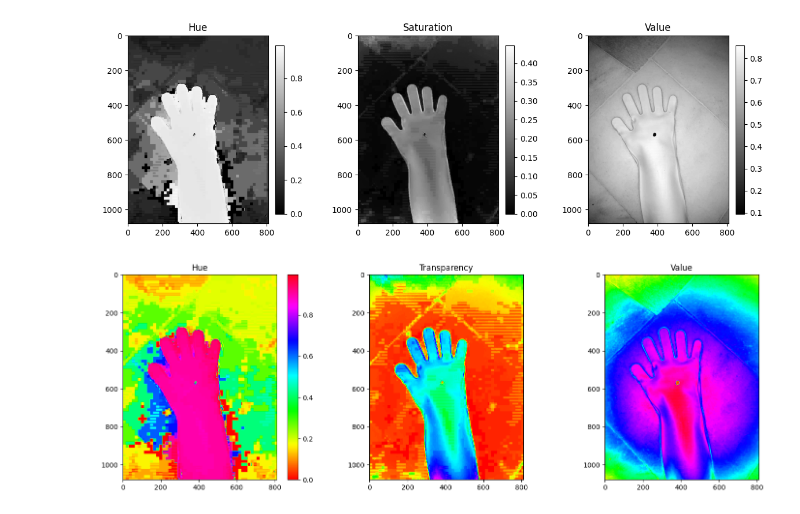
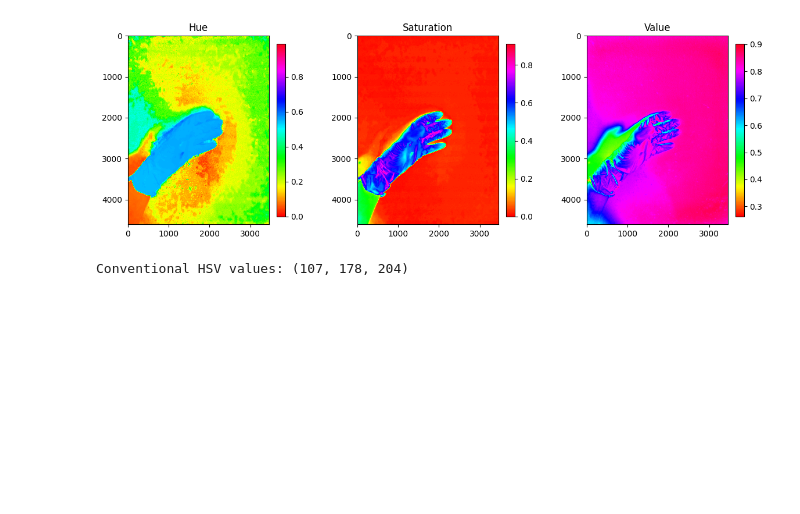
Before and after one commit to JJLee2910/Glove-Defect-Detection-System, a Jupyter notebook: tools/color_range_detector.ipynb, the cells around one changed output. Cells and saved outputs as stored; diff of their text form; code cells hidden in the pictures; blank space fills up the shorter version.

Commit message:
updated the color_range detector, added the calculation converter from heatmap value to hsv value

```diff
--- a/tools/color_range_detector.ipynb
+++ b/tools/color_range_detector.ipynb
@@ -1,42 +1,59 @@
 # %%
 from skimage.io import imread
 from skimage.color import rgb2hsv
 from scipy.spatial import cKDTree
 import matplotlib.pyplot as plt
 import numpy as np
 
 def visualize_hsv_channels(image):
     hsv_image = rgb2hsv(image)
 
     fig, ax = plt.subplots(1, 3, figsize=(12, 4))
     channel_titles = ['Hue', 'Saturation', 'Value']
 
     for i, title in enumerate(channel_titles):
-        im = ax[i].imshow(hsv_image[..., i], cmap='gray')
+        im = ax[i].imshow(hsv_image[..., i], cmap='hsv')
         ax[i].set_title(title)
         fig.colorbar(im, ax=ax[i], orientation='vertical', fraction=0.046, pad=0.04)
 
     fig.tight_layout()
     plt.show()
 
-def visualize_hsv_colormap(image):
-    hsv_image = rgb2hsv(image)
-
-    fig, ax = plt.subplots(1, 3, figsize=(15, 5))
-    channel_titles = ['Hue', 'Transparency', 'Value']
-    for i, title in enumerate(channel_titles):
-        ax[i].imshow(hsv_image[..., i], cmap='hsv')
-        ax[i].set_title(title)
-
-    fig.colorbar(ax[0].imshow(hsv_image[..., 0], cmap='hsv'))
-    fig.tight_layout()
-
-    plt.show()
-
 # Load the image and visualize the HSV channels
-img = imread("C:\\Users\\jangj\\OneDrive\\Desktop\\Glove-Defect-Detection-System\\Images\\Silicone\\dirty_and_stain_1.jpeg")
+img = imread("C:\\Users\\jangj\\OneDrive\\Desktop\\Glove-Defect-Detection-System\\Images\Latex\\Dirt.jpg")
 visualize_hsv_channels(img)
-visualize_hsv_colormap(img)
 # %% [output]
-[figure, old version]
+[figure, new version]
-[figure, removed]
+# %%
+import cv2
+import numpy as np
+
+def hsv_from_normalized(h, s, v):
+    """
+    Convert normalized HSV values to conventional HSV values.
+
+    Parameters:
+        h (float): Normalized hue value in the range [0, 1].
+        s (float): Normalized saturation value in the range [0, 1].
+        v (float): Normalized value/brightness value in the range [0, 1].
+
+    Returns:
+        tuple: Conventional HSV values.
+    """
+    h_conv = int(h * 179)  # Convert normalized hue to [0, 179]
+    s_conv = int(s * 255)  # Convert normalized saturation to [0, 255]
+    v_conv = int(v * 255)  # Convert normalized value to [0, 255]
+
+    return h_conv, s_conv, v_conv
+
+# Example usage:
+normalized_hue = 0.6
+normalized_saturation = 0.7
+normalized_value = 0.8
+
+# Convert normalized values to conventional HSV
+conventional_hsv = hsv_from_normalized(normalized_hue, normalized_saturation, normalized_value)
+
+print("Conventional HSV values:", conventional_hsv)
+# %% [output]
+Conventional HSV values: (107, 178, 204)
```
Also changed, not shown: 2 other files.
